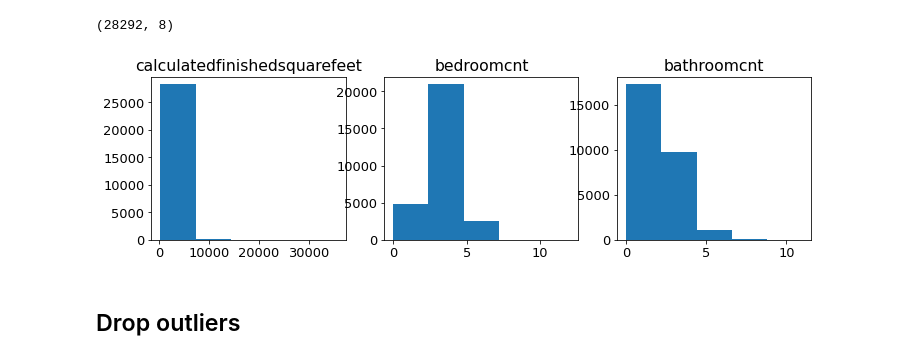
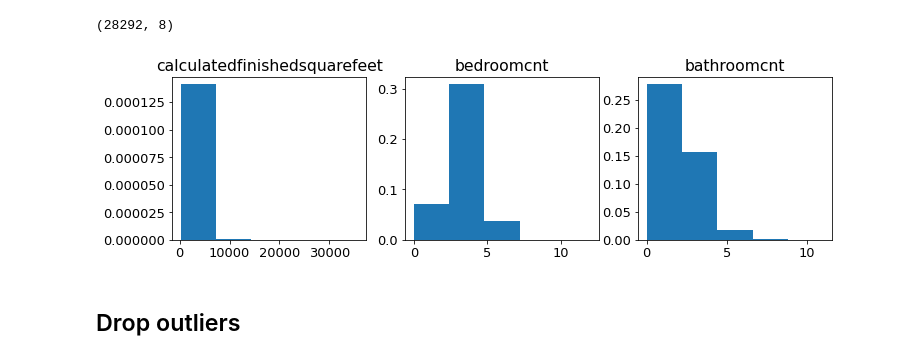
Before and after one commit to LinhQuach13/zillow_regression_project, a Jupyter notebook: zillow_workbook.ipynb, the cells around one changed output. Cells and saved outputs as stored; diff of their text form; code cells hidden in the pictures.

```diff
--- a/zillow_workbook.ipynb
+++ b/zillow_workbook.ipynb
@@ -202,30 +203,30 @@ zillow_df = zillow_df.dropna()
 # %%
 #Looking to see outliers were removed, can see all columns are closer to a normal distribution
 
 # Plot the distributions
 plt.figure(figsize=(16, 3))
 
 # List of columns
 cols = ['calculatedfinishedsquarefeet', 'bedroomcnt', 'bathroomcnt']
 
 for i, col in enumerate(cols):
 
     # i starts at 0, but plot nos should start at 1
     plot_number = i + 1
 
     # Create subplot.
     plt.subplot(1,4, plot_number)
 
     # Title with column name.
     plt.title(col)
 
     # Display histogram for column.
-    zillow_df[col].hist(bins=5)
+    zillow_df[col].hist(bins=5, density= True)
 
     # Hide gridlines.
     plt.grid(False)
 # %% [output]
-[figure, old version]
+[figure, new version]
 # %% [markdown]
 ## Drop outliers
 # %%
```
Also changed, not shown: parts of 40 cells of this notebook.
